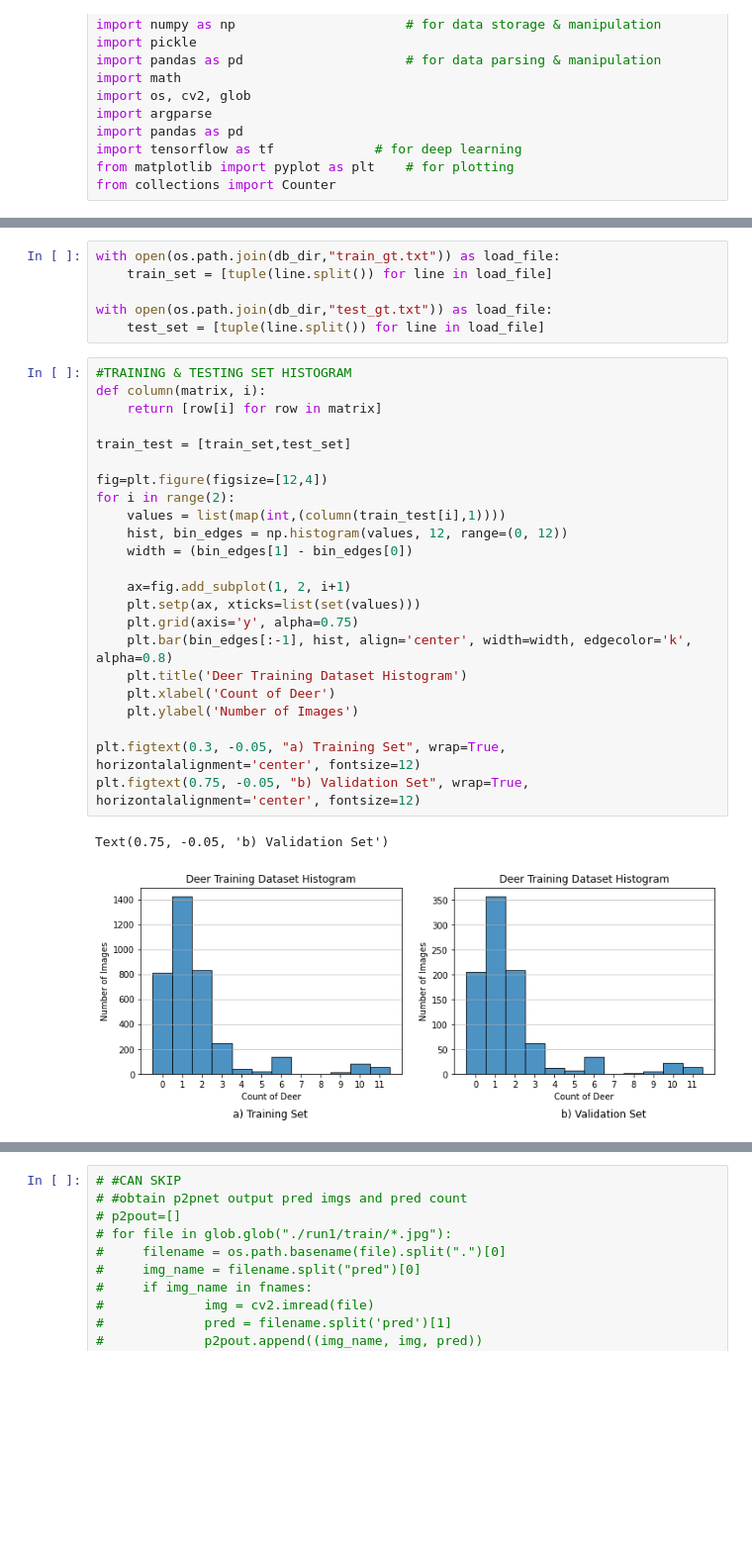
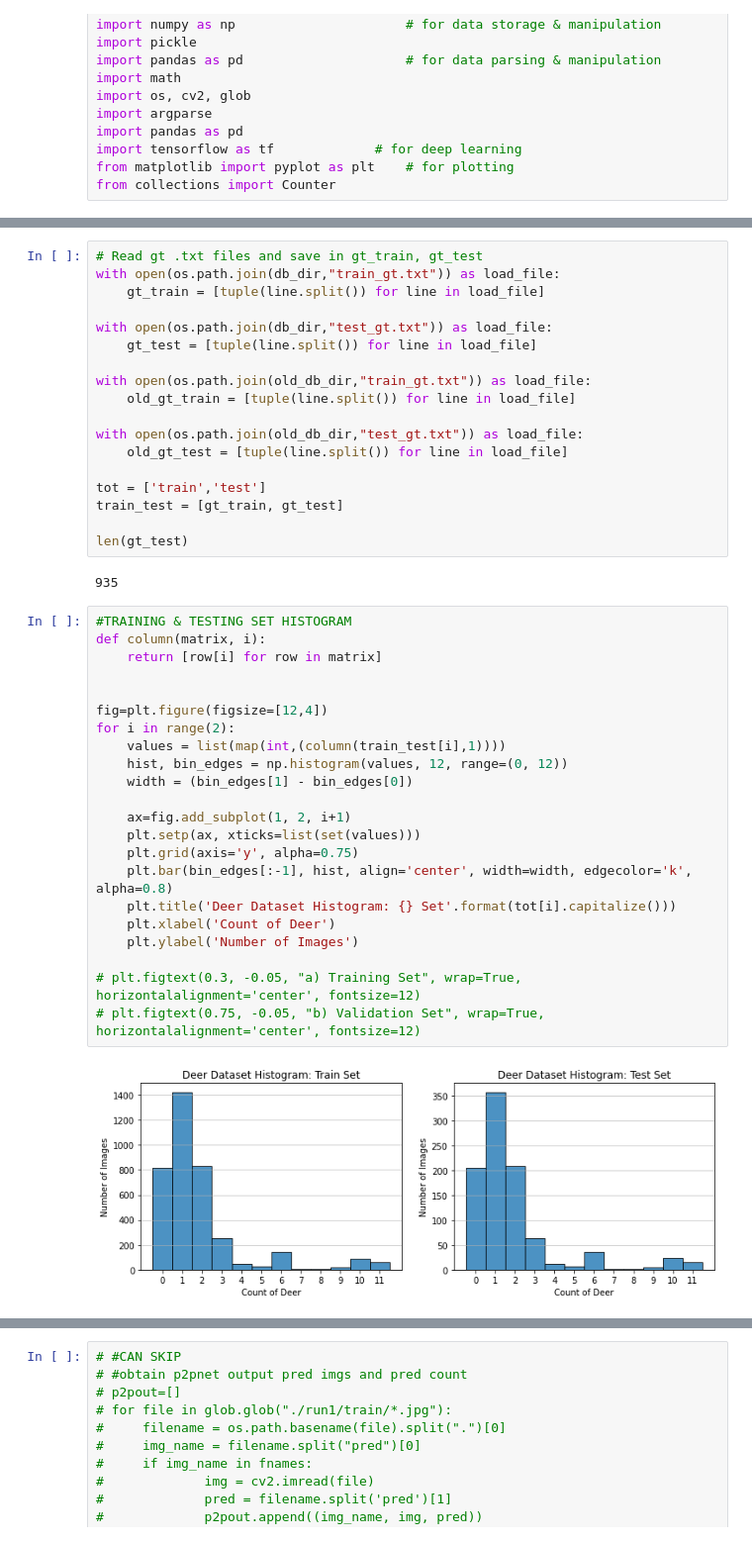
Before and after one commit to crystallcx/CrowdCounting-P2PNet, a Jupyter notebook: vis/visualise_results.ipynb, the cells around one changed output, grey strips where cells are left out. Shown at 99% size. Cells and saved outputs as stored; diff of their text form; blank space fills up the shorter version.

```diff
--- a/vis/visualise_results.ipynb
+++ b/vis/visualise_results.ipynb
@@ -20,34 +25,46 @@ p2p_dir = "../../../CrowdCounting-P2PNet/"
 # %%
+# Read gt .txt files and save in gt_train, gt_test
 with open(os.path.join(db_dir,"train_gt.txt")) as load_file:
-    train_set = [tuple(line.split()) for line in load_file]
+    gt_train = [tuple(line.split()) for line in load_file]
 
 with open(os.path.join(db_dir,"test_gt.txt")) as load_file:
-    test_set = [tuple(line.split()) for line in load_file]
+    gt_test = [tuple(line.split()) for line in load_file]
+
+with open(os.path.join(old_db_dir,"train_gt.txt")) as load_file:
+    old_gt_train = [tuple(line.split()) for line in load_file]
+
+with open(os.path.join(old_db_dir,"test_gt.txt")) as load_file:
+    old_gt_test = [tuple(line.split()) for line in load_file]
+
+tot = ['train','test']
+train_test = [gt_train, gt_test]
+
+len(gt_test)
+# %% [output]
+935
 # %%
 #TRAINING & TESTING SET HISTOGRAM
 def column(matrix, i):
     return [row[i] for row in matrix]
 
-train_test = [train_set,test_set]
 
 fig=plt.figure(figsize=[12,4])
 for i in range(2):
     values = list(map(int,(column(train_test[i],1))))
     hist, bin_edges = np.histogram(values, 12, range=(0, 12))
     width = (bin_edges[1] - bin_edges[0])
 
     ax=fig.add_subplot(1, 2, i+1)
     plt.setp(ax, xticks=list(set(values)))
     plt.grid(axis='y', alpha=0.75)
     plt.bar(bin_edges[:-1], hist, align='center', width=width, edgecolor='k', alpha=0.8)
-    plt.title('Deer Training Dataset Histogram')
+    plt.title('Deer Dataset Histogram: {} Set'.format(tot[i].capitalize()))
     plt.xlabel('Count of Deer')
     plt.ylabel('Number of Images')
 
-plt.figtext(0.3, -0.05, "a) Training Set", wrap=True, horizontalalignment='center', fontsize=12)
-plt.figtext(0.75, -0.05, "b) Validation Set", wrap=True, horizontalalignment='center', fontsize=12)
+# plt.figtext(0.3, -0.05, "a) Training Set", wrap=True, horizontalalignment='center', fontsize=12)
+# plt.figtext(0.75, -0.05, "b) Validation Set", wrap=True, horizontalalignment='center', fontsize=12)
 # %% [output]
-Text(0.75, -0.05, 'b) Validation Set')
-[figure, old version]
+[figure, new version]
 # %%
 # Display counts - don't need to run
```
Also changed, not shown: parts of 25 cells of this notebook.
